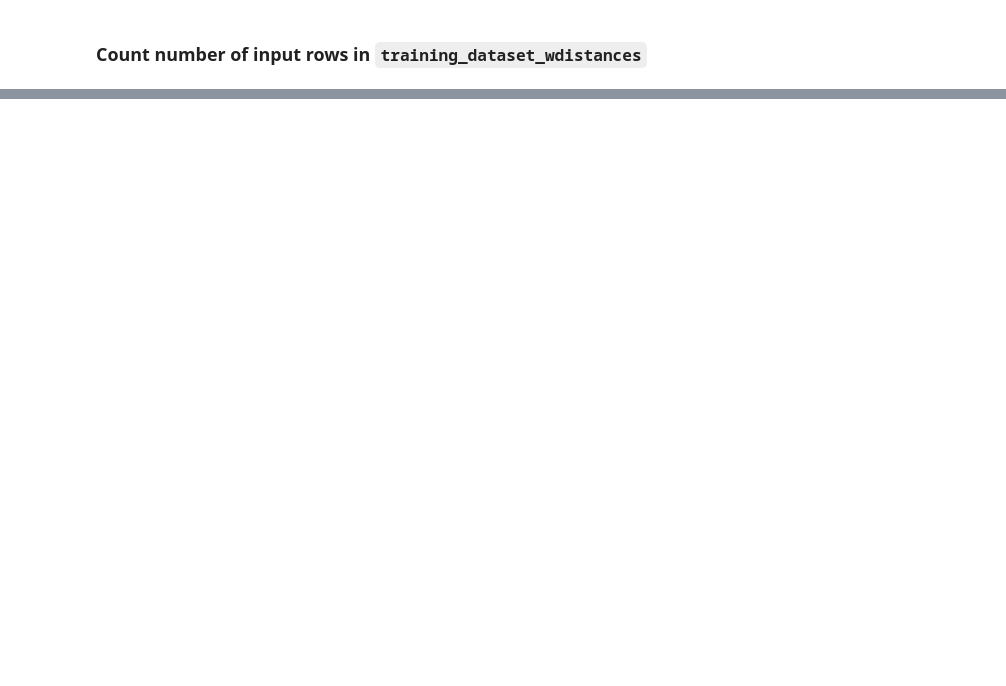
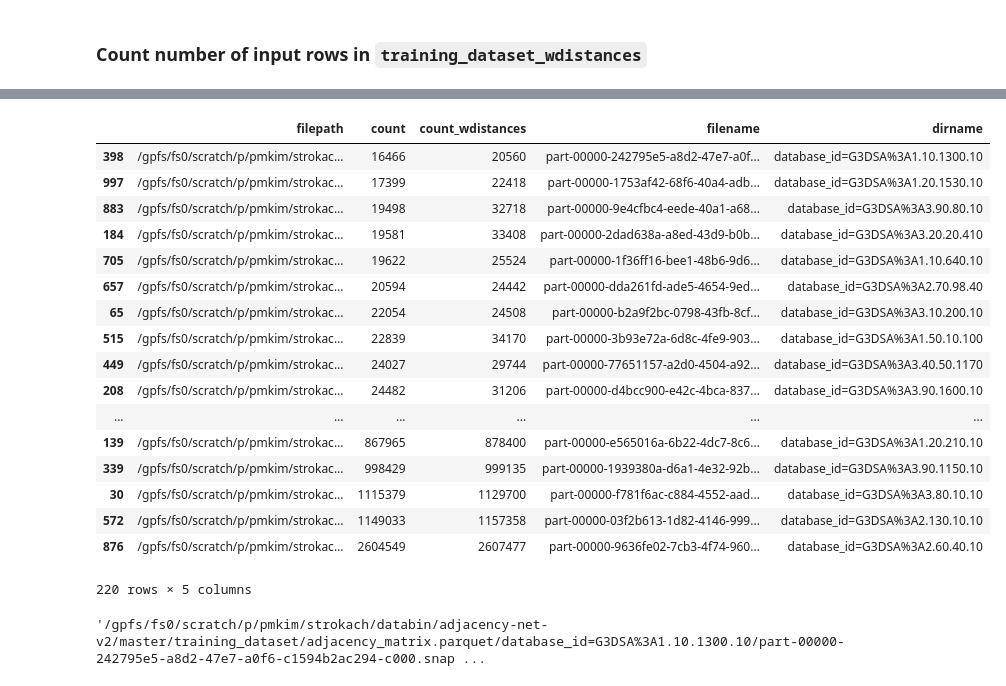
Before and after one commit to ostrokach/protein-adjacency-net, a Jupyter notebook: notebooks/03-add_adjacency_distances_test.ipynb, the cells around one changed output, grey strips where cells are left out. Saved outputs shown, nothing was run; the diff lists cells and outputs as text; code cells hidden in the pictures; blank space fills up the shorter version.

Commit message:
Improve add_adjacency_distances_test notebook

```diff
--- a/notebooks/03-add_adjacency_distances_test.ipynb
+++ b/notebooks/03-add_adjacency_distances_test.ipynb
@@ -102,0 +168,23 @@ for folder in DATAPKG['training_dataset_wdistances'].joinpath("adjacency_matrix.
+# %%
+parquet_files_wdistances = list(
+    DATAPKG['training_dataset_wdistances'].joinpath("adjacency_matrix.parquet").glob("*/*.parquet")
+)
+
+sql_query_template = """
+select count(*)
+from parquet.`{file}`
+"""
+
+data = []
+for file_wdistances in tqdm.tqdm_notebook(parquet_files_wdistances, total=len(parquet_files_wdistances)):
+    path_parts = list(file_wdistances.parts)
+    path_parts[-4] = "training_dataset"
+    file = Path(*path_parts)
+
+    df1 = spark.sql(sql_query_template.format(file=file)).toPandas()
+    df2 = spark.sql(sql_query_template.format(file=file_wdistances)).toPandas()
+
+    count1 = df1.values.item()
+    count2 = df2.values.item()
+
+    data.append((file, count1, count2))
@@ -102,0 +193,13 @@ for folder in DATAPKG['training_dataset_wdistances'].joinpath("adjacency_matrix.
+# %%
+row_counts_df = pd.DataFrame(
+    data, columns=["filepath", "count", "count_wdistances"],
+)
+row_counts_df["filename"] = [
+    p.name for p in row_counts_df["filepath"]
+]
+row_counts_df["dirname"] = [
+    p.parent.name for p in row_counts_df["filepath"]
+]
+row_counts_df["filepath"] = row_counts_df["filepath"].apply(lambda p: p.as_posix())
+
+row_counts_df.head()
@@ -102,0 +213,27 @@ for folder in DATAPKG['training_dataset_wdistances'].joinpath("adjacency_matrix.
+# %%
+row_counts_df[
+    (row_counts_df["count"] < row_counts_df["count_wdistances"])
+].sort_values("count")
+# %% [output]
+|  | filepath | count | count_wdistances | filename | dirname |
+| 398 | /gpfs/fs0/scratch/p/pmkim/strokac... | 16466 | 20560 | part-00000-242795e5-a8d2-47e7-a0f... | database_id=G3DSA%3A1.10.1300.10 |
+| 997 | /gpfs/fs0/scratch/p/pmkim/strokac... | 17399 | 22418 | part-00000-1753af42-68f6-40a4-adb... | database_id=G3DSA%3A1.20.1530.10 |
+| 883 | /gpfs/fs0/scratch/p/pmkim/strokac... | 19498 | 32718 | part-00000-9e4cfbc4-eede-40a1-a68... | database_id=G3DSA%3A3.90.80.10 |
+| 184 | /gpfs/fs0/scratch/p/pmkim/strokac... | 19581 | 33408 | part-00000-2dad638a-a8ed-43d9-b0b... | database_id=G3DSA%3A3.20.20.410 |
+| 705 | /gpfs/fs0/scratch/p/pmkim/strokac... | 19622 | 25524 | part-00000-1f36ff16-bee1-48b6-9d6... | database_id=G3DSA%3A1.10.640.10 |
+| 657 | /gpfs/fs0/scratch/p/pmkim/strokac... | 20594 | 24442 | part-00000-dda261fd-ade5-4654-9ed... | database_id=G3DSA%3A2.70.98.40 |
+| 65 | /gpfs/fs0/scratch/p/pmkim/strokac... | 22054 | 24508 | part-00000-b2a9f2bc-0798-43fb-8cf... | database_id=G3DSA%3A3.10.200.10 |
+| 515 | /gpfs/fs0/scratch/p/pmkim/strokac... | 22839 | 34170 | part-00000-3b93e72a-6d8c-4fe9-903... | database_id=G3DSA%3A1.50.10.100 |
+| 449 | /gpfs/fs0/scratch/p/pmkim/strokac... | 24027 | 29744 | part-00000-77651157-a2d0-4504-a92... | database_id=G3DSA%3A3.40.50.1170 |
+| 208 | /gpfs/fs0/scratch/p/pmkim/strokac... | 24482 | 31206 | part-00000-d4bcc900-e42c-4bca-837... | database_id=G3DSA%3A3.90.1600.10 |
+| ... | ... | ... | ... | ... | ... |
+| 139 | /gpfs/fs0/scratch/p/pmkim/strokac... | 867965 | 878400 | part-00000-e565016a-6b22-4dc7-8c6... | database_id=G3DSA%3A1.20.210.10 |
+| 339 | /gpfs/fs0/scratch/p/pmkim/strokac... | 998429 | 999135 | part-00000-1939380a-d6a1-4e32-92b... | database_id=G3DSA%3A3.90.1150.10 |
+| 30 | /gpfs/fs0/scratch/p/pmkim/strokac... | 1115379 | 1129700 | part-00000-f781f6ac-c884-4552-aad... | database_id=G3DSA%3A3.80.10.10 |
+| 572 | /gpfs/fs0/scratch/p/pmkim/strokac... | 1149033 | 1157358 | part-00000-03f2b613-1d82-4146-999... | database_id=G3DSA%3A2.130.10.10 |
+| 876 | /gpfs/fs0/scratch/p/pmkim/strokac... | 2604549 | 2607477 | part-00000-9636fe02-7cb3-4f74-960... | database_id=G3DSA%3A2.60.40.10 |
+220 rows × 5 columns
+# %%
+row_counts_df.at[398, "filepath"]
+# %% [output]
+'/gpfs/fs0/scratch/p/pmkim/strokach/databin/adjacency-net-v2/master/training_dataset/adjacency_matrix.parquet/database_id=G3DSA%3A1.10.1300.10/part-00000-242795e5-a8d2-47e7-a0f6-c1594b2ac294-c000.snap ...
```
Also changed, not shown: parts of 32 cells of this notebook.
